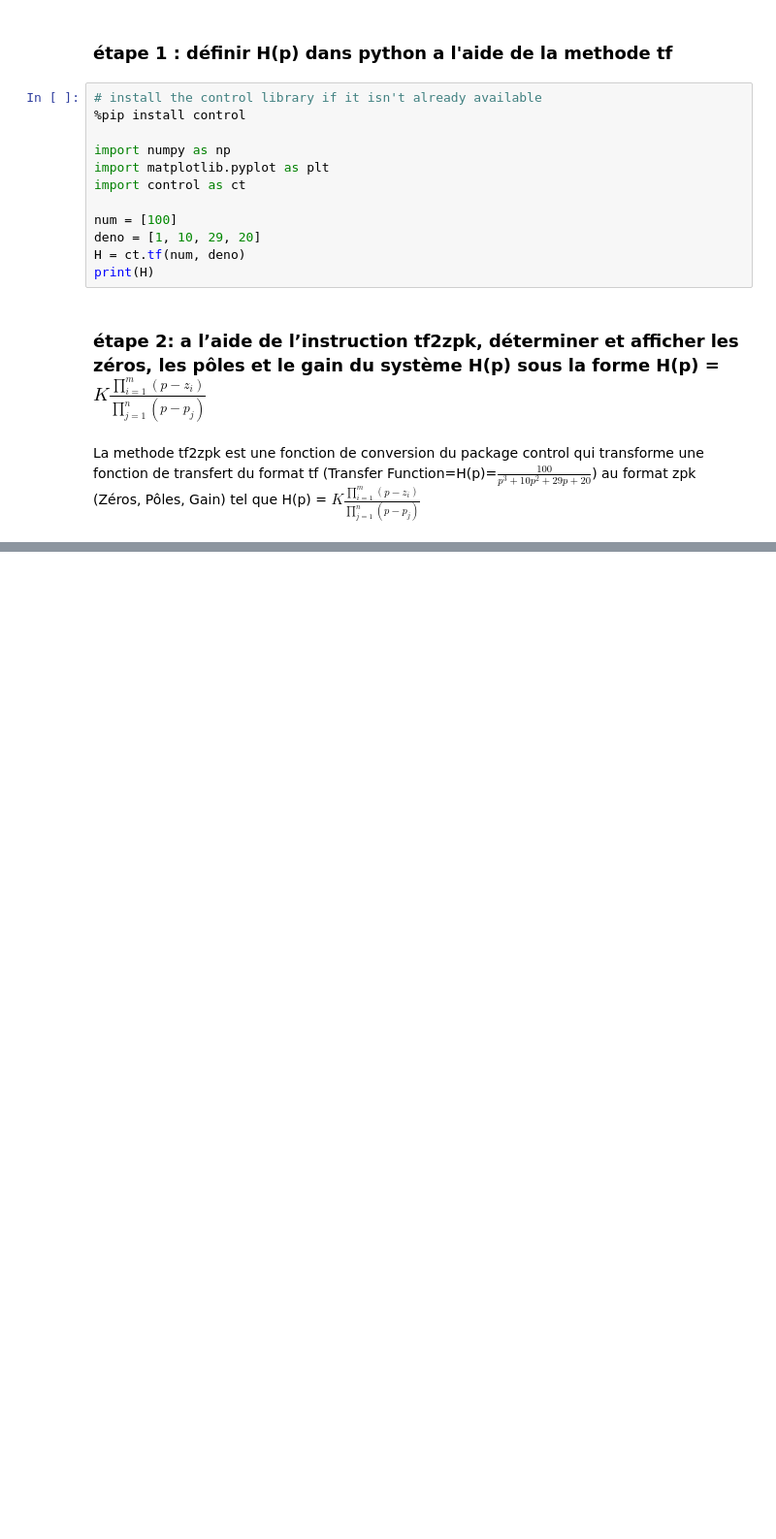
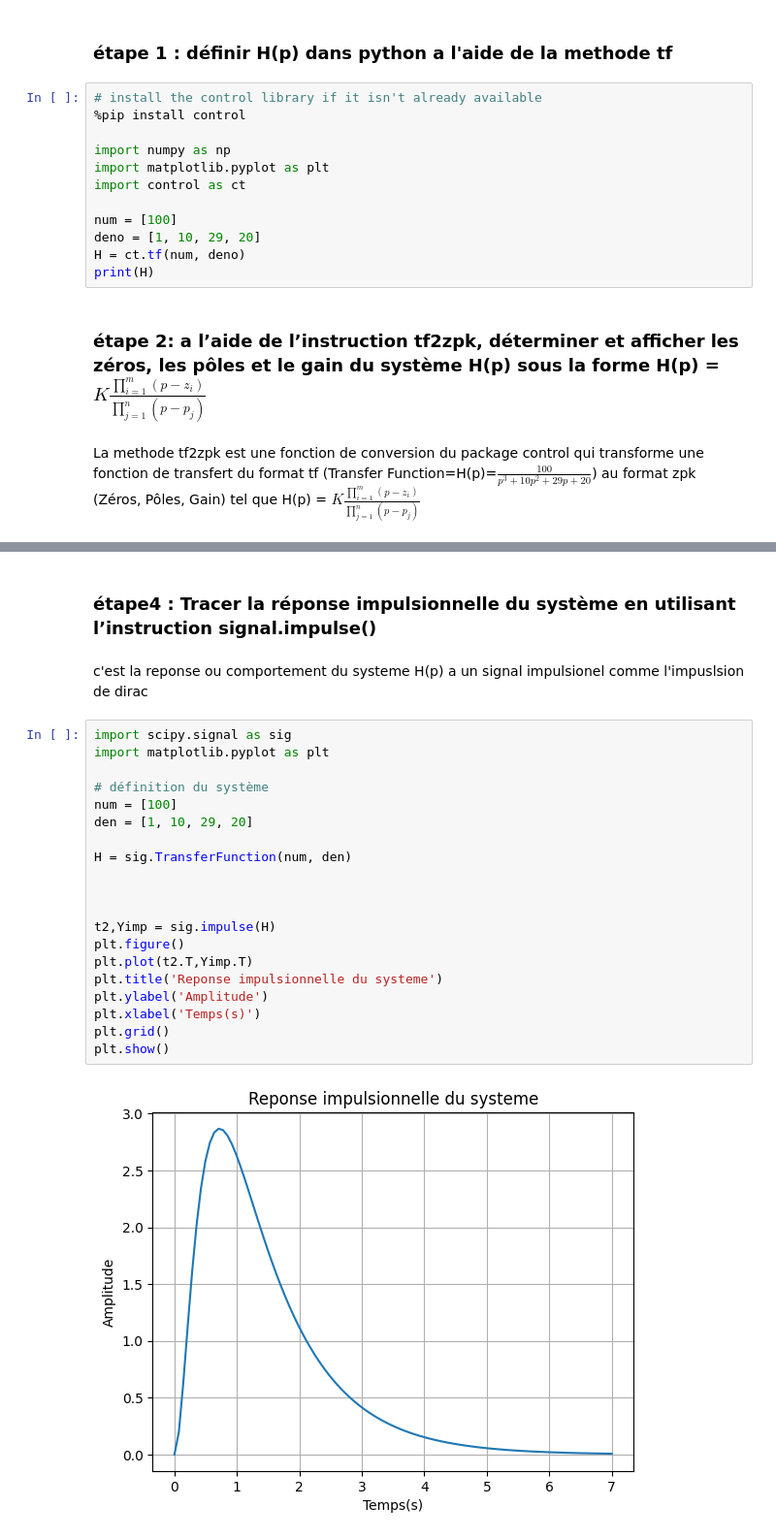
Before and after one commit to LOIC754/loic.akamga, a Jupyter notebook: TP2_IDENTIFACATION_SYSTEME.ipynb, the cells around one changed output, grey strips where cells are left out. Shown at 97% size. Saved outputs shown, nothing was run; the diff lists cells and outputs as text; blank space fills up the shorter version.

```diff
--- a/TP2_IDENTIFACATION_SYSTEME.ipynb
+++ b/TP2_IDENTIFACATION_SYSTEME.ipynb
@@ -31,0 +78,26 @@ La methode tf2zpk est une fonction de conversion du package control qui transfor
+# %% [markdown]
+### étape4 : Tracer la réponse impulsionnelle du système en utilisant l’instruction signal.impulse()
+# %% [markdown]
+c'est la reponse ou comportement du systeme H(p) a un signal impulsionel comme l'impuslsion de dirac
+# %%
+import scipy.signal as sig
+import matplotlib.pyplot as plt
+
+# définition du système
+num = [100]
+den = [1, 10, 29, 20]
+
+H = sig.TransferFunction(num, den)
+
+
+
+t2,Yimp = sig.impulse(H)
+plt.figure()
+plt.plot(t2.T,Yimp.T)
+plt.title('Reponse impulsionnelle du systeme')
+plt.ylabel('Amplitude')
+plt.xlabel('Temps(s)')
+plt.grid()
+plt.show()
+# %% [output]
+[figure, added]
```
Also changed, not shown: parts of 13 cells of this notebook.
